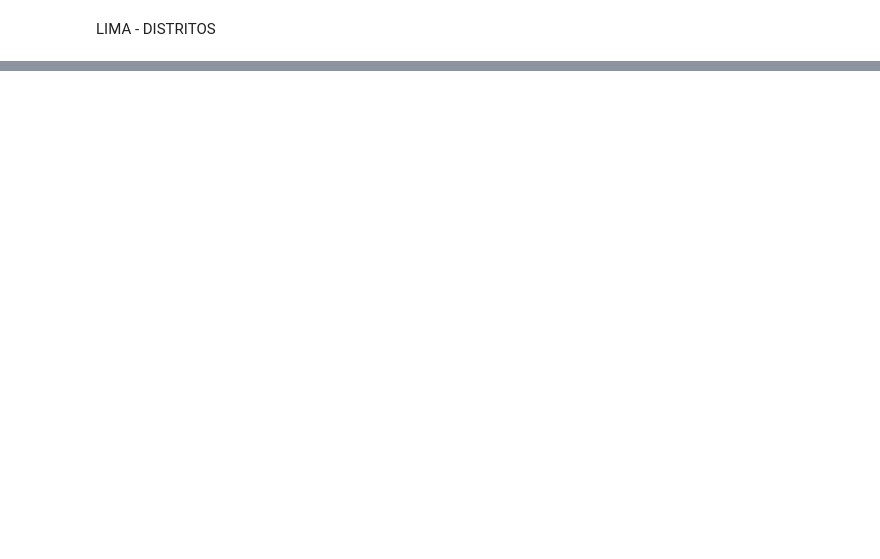
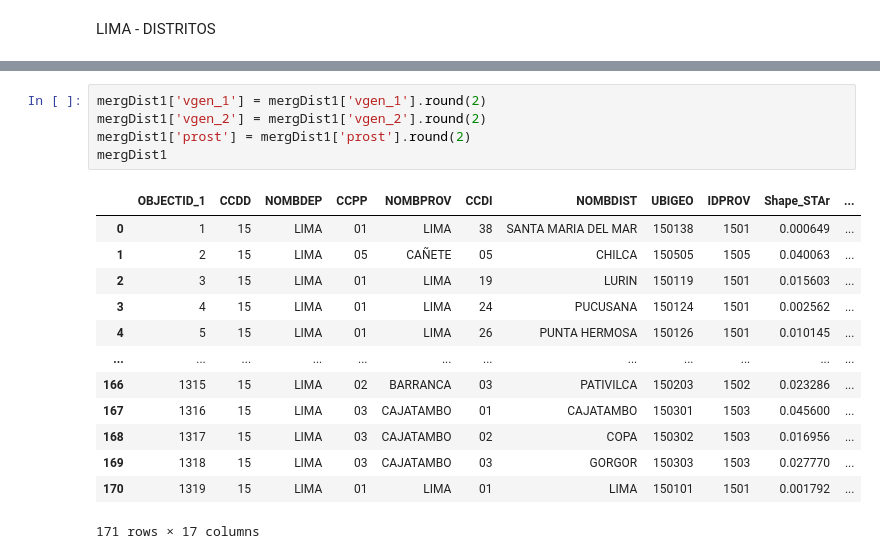
Before and after one commit to ASIEG1/AmaliaREP, a Jupyter notebook: script1.ipynb, the cells around one changed output, grey strips where cells are left out. Drawn from its saved outputs; the diff is of its cells as text; blank space fills up the shorter version.

```diff
--- a/script1.ipynb
+++ b/script1.ipynb
@@ -640,0 +697,19 @@ LIMA - DISTRITOS
+# %%
+mergDist1['vgen_1'] = mergDist1['vgen_1'].round(2)
+mergDist1['vgen_2'] = mergDist1['vgen_2'].round(2)
+mergDist1['prost'] = mergDist1['prost'].round(2)
+mergDist1
+# %% [output]
+|  | OBJECTID_1 | CCDD | NOMBDEP | CCPP | NOMBPROV | CCDI | NOMBDIST | UBIGEO | IDPROV | Shape_STAr | ... |
+| 0 | 1 | 15 | LIMA | 01 | LIMA | 38 | SANTA MARIA DEL MAR | 150138 | 1501 | 0.000649 | ... |
+| 1 | 2 | 15 | LIMA | 05 | CAÑETE | 05 | CHILCA | 150505 | 1505 | 0.040063 | ... |
+| 2 | 3 | 15 | LIMA | 01 | LIMA | 19 | LURIN | 150119 | 1501 | 0.015603 | ... |
+| 3 | 4 | 15 | LIMA | 01 | LIMA | 24 | PUCUSANA | 150124 | 1501 | 0.002562 | ... |
+| 4 | 5 | 15 | LIMA | 01 | LIMA | 26 | PUNTA HERMOSA | 150126 | 1501 | 0.010145 | ... |
+| ... | ... | ... | ... | ... | ... | ... | ... | ... | ... | ... | ... |
+| 166 | 1315 | 15 | LIMA | 02 | BARRANCA | 03 | PATIVILCA | 150203 | 1502 | 0.023286 | ... |
+| 167 | 1316 | 15 | LIMA | 03 | CAJATAMBO | 01 | CAJATAMBO | 150301 | 1503 | 0.045600 | ... |
+| 168 | 1317 | 15 | LIMA | 03 | CAJATAMBO | 02 | COPA | 150302 | 1503 | 0.016956 | ... |
+| 169 | 1318 | 15 | LIMA | 03 | CAJATAMBO | 03 | GORGOR | 150303 | 1503 | 0.027770 | ... |
+| 170 | 1319 | 15 | LIMA | 01 | LIMA | 01 | LIMA | 150101 | 1501 | 0.001792 | ... |
+171 rows × 17 columns
```
Also changed, not shown: parts of 20 cells of this notebook, 1 other file.
